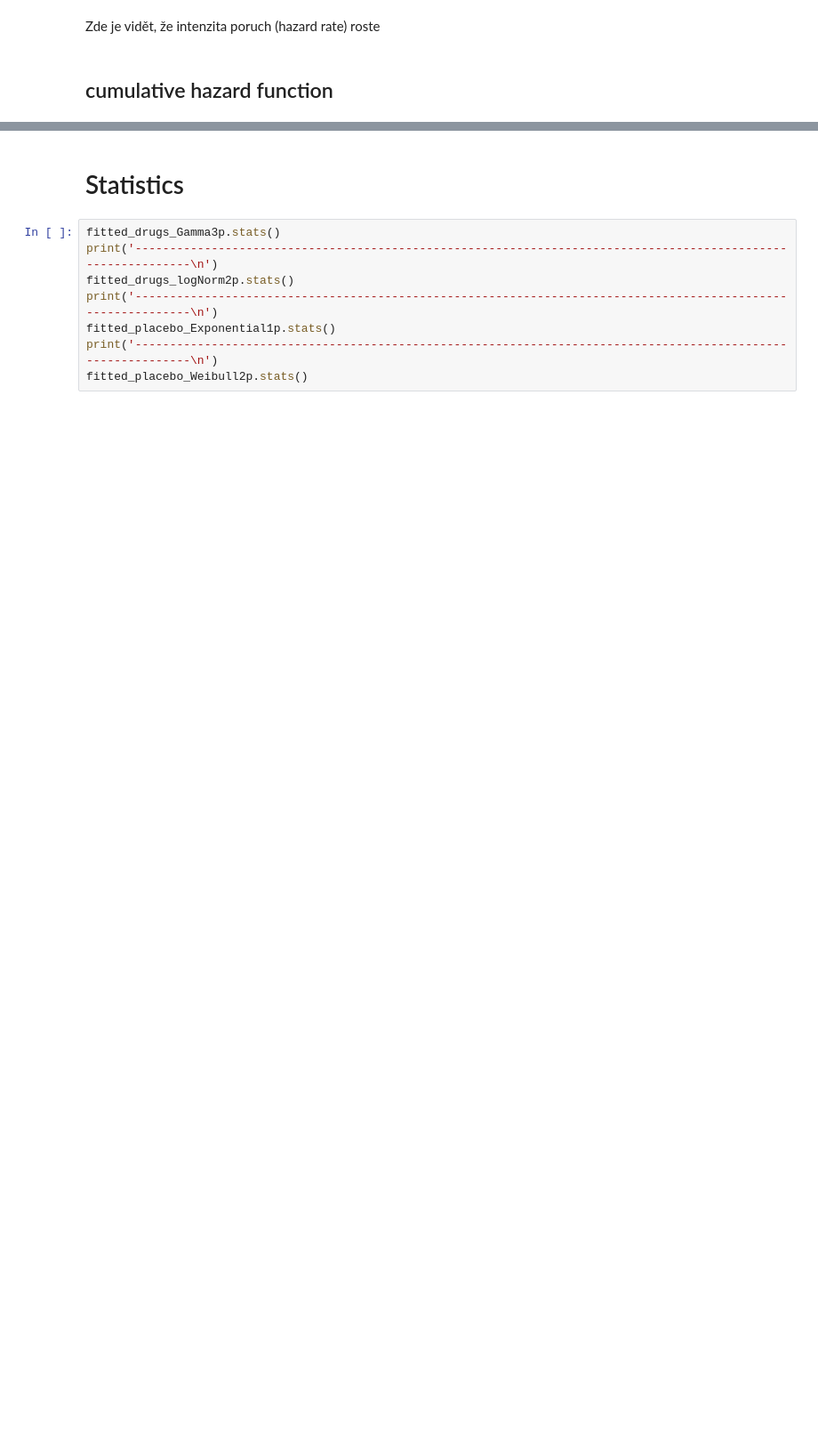
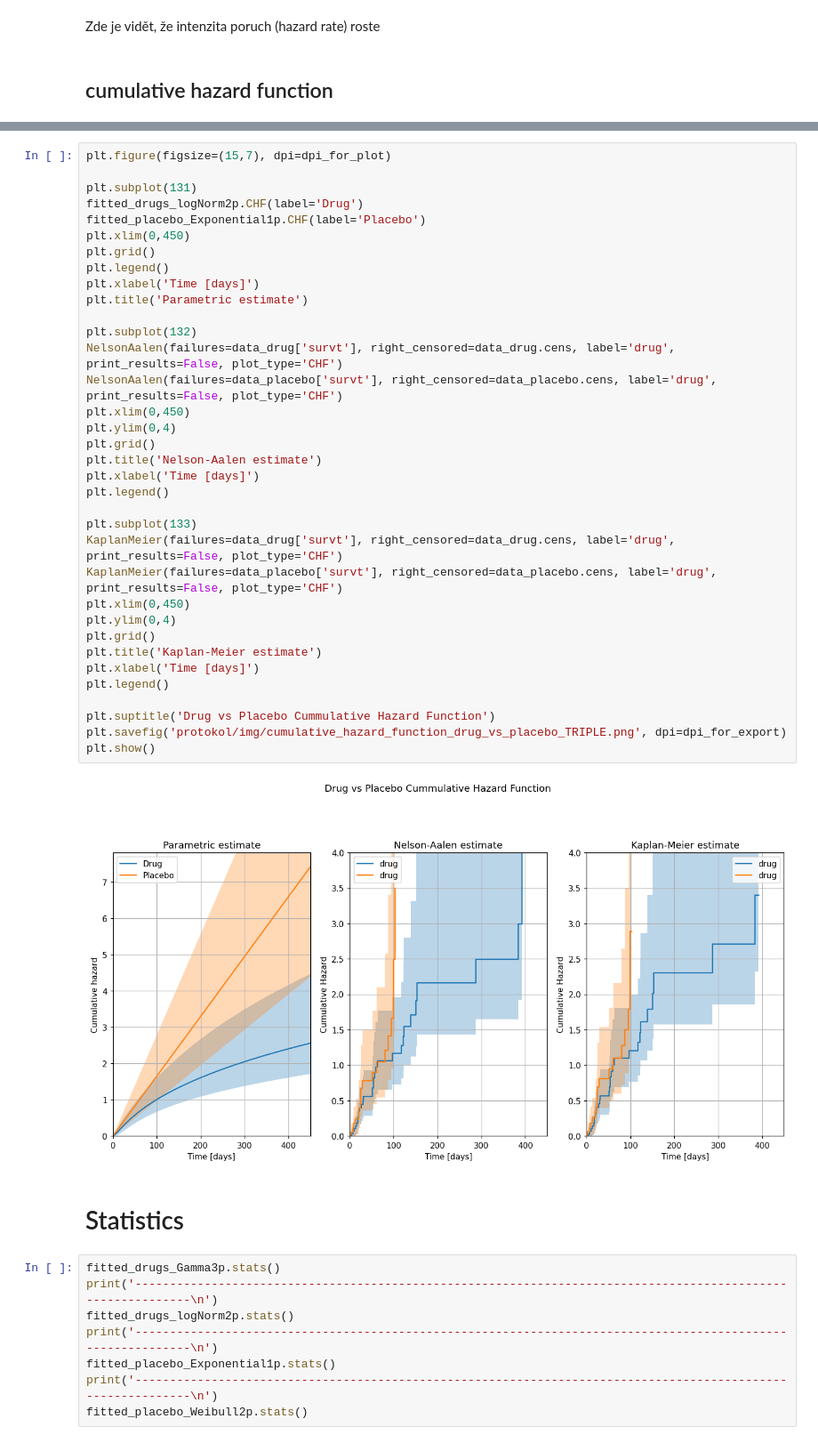
Before and after one commit to aleksejalex/ske_assignment, a Jupyter notebook: SKE_AG_protokol.ipynb, the cells around one changed output, grey strips where cells are left out. Shown at 89% size. Cells and saved outputs as stored; diff of their text form; blank space fills up the shorter version.

```diff
--- a/SKE_AG_protokol.ipynb
+++ b/SKE_AG_protokol.ipynb
@@ -751,3 +763,40 @@ Zde je vidět, že intenzita poruch (hazard rate) roste
+# %%
+plt.figure(figsize=(15,7), dpi=dpi_for_plot)
+
+plt.subplot(131)
+fitted_drugs_logNorm2p.CHF(label='Drug')
+fitted_placebo_Exponential1p.CHF(label='Placebo')
+plt.xlim(0,450)
+plt.grid()
+plt.legend()
+plt.xlabel('Time [days]')
+plt.title('Parametric estimate')
+
+plt.subplot(132)
+NelsonAalen(failures=data_drug['survt'], right_censored=data_drug.cens, label='drug', print_results=False, plot_type='CHF')
+NelsonAalen(failures=data_placebo['survt'], right_censored=data_placebo.cens, label='drug', print_results=False, plot_type='CHF')
+plt.xlim(0,450)
+plt.ylim(0,4)
+plt.grid()
+plt.title('Nelson-Aalen estimate')
+plt.xlabel('Time [days]')
+plt.legend()
+
+plt.subplot(133)
+KaplanMeier(failures=data_drug['survt'], right_censored=data_drug.cens, label='drug', print_results=False, plot_type='CHF')
+KaplanMeier(failures=data_placebo['survt'], right_censored=data_placebo.cens, label='drug', print_results=False, plot_type='CHF')
+plt.xlim(0,450)
+plt.ylim(0,4)
+plt.grid()
+plt.title('Kaplan-Meier estimate')
+plt.xlabel('Time [days]')
+plt.legend()
+
+plt.suptitle('Drug vs Placebo Cummulative Hazard Function')
+plt.savefig('protokol/img/cumulative_hazard_function_drug_vs_placebo_TRIPLE.png', dpi=dpi_for_export)
+plt.show()
+# %% [output]
+[figure, added]
 # %% [markdown]
 # Statistics
 # %%
```
Also changed, not shown: parts of 1 cell of this notebook, 4 other files.
